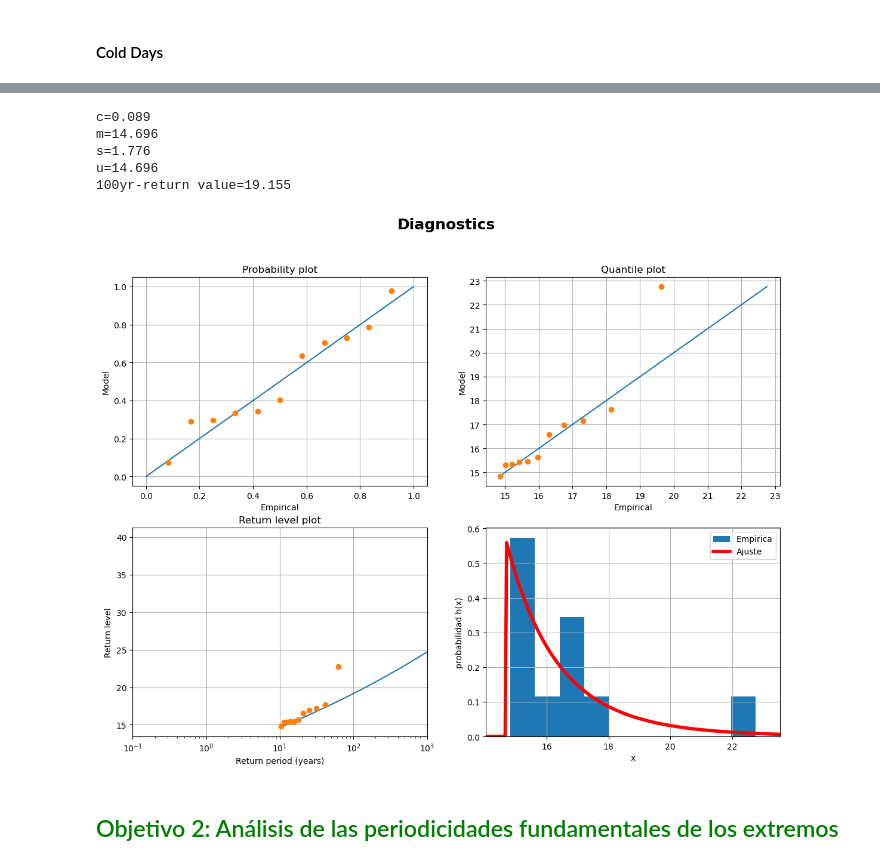
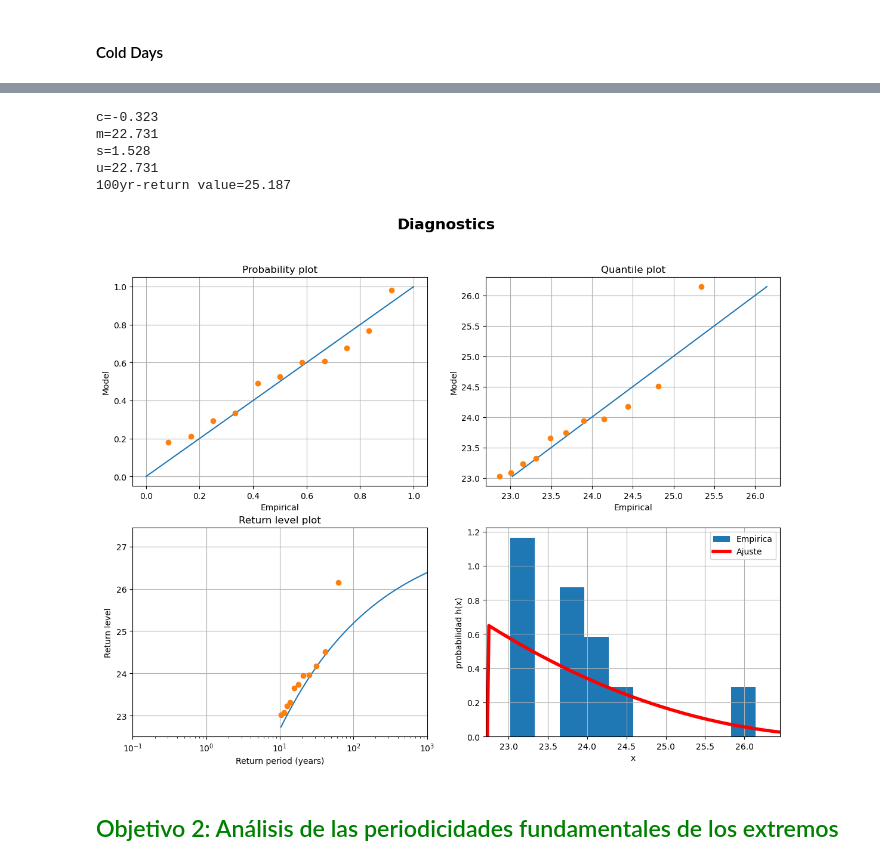
Before and after one commit to nagoremeabe/practica_2, a Jupyter notebook: practica2.ipynb, the cells around one changed output, grey strips where cells are left out. Drawn from its saved outputs; the diff is of its cells as text; code cells hidden in the pictures.

```diff
--- a/practica2.ipynb
+++ b/practica2.ipynb
@@ -575,6 +576,6 @@ corr_N = correct_series(percent = percent_cold_nights_N, tmin=temp_min.tn)
 # %%
 # import scipy.stats as stats
-x = corr_N.copy()
+x = tminR.copy()
 c, m, s = stats.genextreme.fit(x)
 c = -c
 
@@ -595,17 +596,17 @@ s   = 3.579
 # Extremos por umbral
 #==============================================================
 #Seleccion del umbral: cogeremos el percentil 95
-x = corr_N.copy()
+x = tminR.copy()
 xSort = np.sort(x)
 pExp = np.arange(1,xSort.size+1,1)/(xSort.size+1)
 xLess= xSort[pExp<=.90]
 u = xLess[-1] +.05
 yExt = x[x>u].copy()
-#Ajuste usando herramienta de scipy:
+# Ajuste usando herramienta de scipy:
 c, m, s = stats.genpareto.fit(yExt,floc = u)
 
-numYears=corr_N.size
-N = 100;
+numYears=tminR.size
+N = 100
 fac = yExt.size/numYears
 rv = stats.genpareto(c,m,s)
 zp = rv.ppf(1-1/N/fac)
@@ -631,10 +632,10 @@ u=13.251
 percent_cold_days_N = xr.open_dataarray(f'{folder}percent_cold_days_N.nc')
 temp_max              = xr.open_dataset(f'{folder}tmax_pen.nc')
 # %%
-corr_N_days = correct_series(percent = percent_cold_days_N, tmin=temp_max.tx)
+corr_N_days, tminR_days = correct_series(percent = percent_cold_days_N, tmin=temp_max.tx)
 # %%
 # import scipy.stats as stats
-x = corr_N_days.copy()
+x = tminR_days.copy()
 c, m, s = stats.genextreme.fit(x)
 c = -c
 
@@ -654,35 +655,35 @@ s   = 3.118
 # %%
 # Extremos por umbral
 #==============================================================
 #Seleccion del umbral: cogeremos el percentil 95
-x = corr_N_days.copy()
+x = tminR_days.copy()
 xSort = np.sort(x)
 pExp = np.arange(1,xSort.size+1,1)/(xSort.size+1)
 xLess= xSort[pExp<=.90]
 u = xLess[-1] +.05
 yExt = x[x>u].copy()
 #Ajuste usando herramienta de scipy:
 c, m, s = stats.genpareto.fit(yExt,floc = u)
 
-numYears=corr_N_days.size
-N = 100;
+numYears=tminR_days.size
+N = 100
 fac = yExt.size/numYears
 rv = stats.genpareto(c,m,s)
 zp = rv.ppf(1-1/N/fac)
 
 #Diagnóstico:
 diagnosticsGPD(yExt,c,m,s,numYears)
 print('c='+'%.3f'%(c))
 print('m='+'%.3f'%(m))
 print('s='+'%.3f'%(s))
 print('u='+'%.3f'%(u))
 print('100yr-return value='+'%.3f'%(zp))
 # %% [output]
-c=0.089
-m=14.696
-s=1.776
-u=14.696
-100yr-return value=19.155
+c=-0.323
+m=22.731
+s=1.528
+u=22.731
+100yr-return value=25.187
-[figure, old version]
+[figure, new version]
 # %% [markdown]
 ## <span style="color:green"> Objetivo 2: Análisis de las periodicidades fundamentales de los extremos</span>
```
Also changed, not shown: parts of 6 cells of this notebook, 1 other file.
